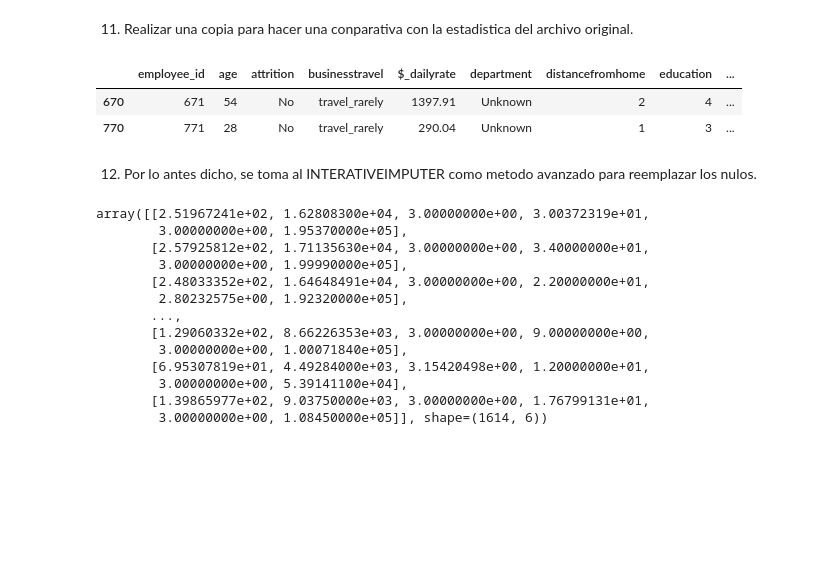
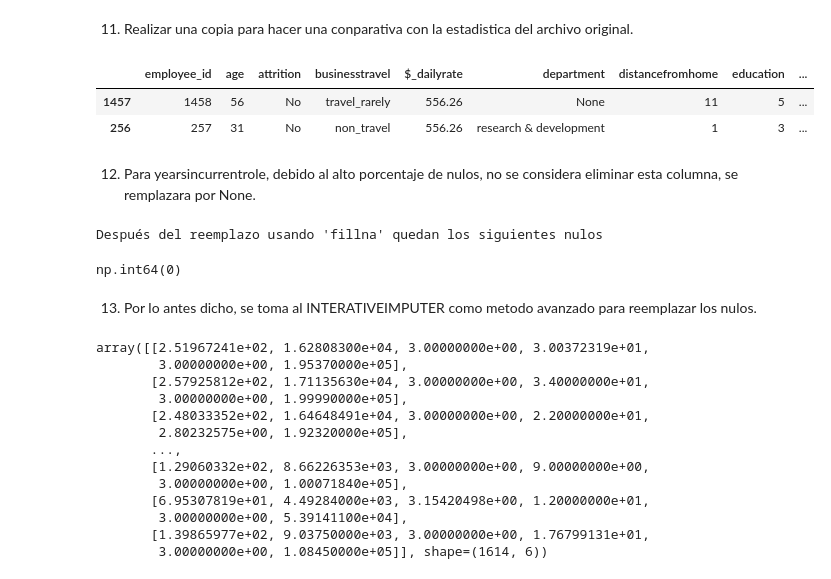
Before and after one commit to anamolinero/borrador_equipo5, a Jupyter notebook: fase_2_limpieza/Sin_ nulos_df.ipynb, the cells around one changed output. Cells and saved outputs as stored; diff of their text form; code cells hidden in the pictures; blank space fills up the shorter version.

```diff
--- a/fase_2_limpieza/Sin_ nulos_df.ipynb
+++ b/fase_2_limpieza/Sin_ nulos_df.ipynb
@@ -158,9 +158,9 @@ dtype: int64
 # %%
-# iteramos por la lista de columnas a las que le vamos a cambiar los nulos por "Uknown"
+# iteramos por la lista de columnas a las que le vamos a cambiar los nulos por "None"
 for columna in columnas_desconocido:
 
-    # reemplazamos los nulos por el valor Unknown para cada una de las columnas de la lista
-    df[columna] = df[columna].fillna("Unknown")
+    # reemplazamos los nulos por el valor "None" para cada una de las columnas de la lista
+    df[columna] = df[columna].fillna("None")
 
 # comprobamos si quedan nulos en las columnas categóricas.
 print("Después del reemplazo usando 'fillna' quedan los siguientes nulos")
@@ -309,14 +309,26 @@ fig.delaxes(axes[-1]);
 # %% [markdown]
 11. Realizar una copia para hacer una conparativa con la estadistica del archivo original.
 # %%
-df_copia = df.copy()
-df_copia.sample(2)
+df_final = df.copy()
+df_final.sample(2)
 # %% [output]
 |  | employee_id | age | attrition | businesstravel | $_dailyrate | department | distancefromhome | education | ... |
-| 670 | 671 | 54 | No | travel_rarely | 1397.91 | Unknown | 2 | 4 | ... |
-| 770 | 771 | 28 | No | travel_rarely | 290.04 | Unknown | 1 | 3 | ... |
+| 1457 | 1458 | 56 | No | travel_rarely | 556.26 | None | 11 | 5 | ... |
+| 256 | 257 | 31 | No | non_travel | 556.26 | research & development | 1 | 3 | ... |
+# %% [markdown]
+12. Para yearsincurrentrole, debido al alto porcentaje de nulos, no se considera eliminar esta columna, se remplazara por None.
+# %%
+# reemplazamos los nulos por el valor "None" para cada una de las filas de la columna
+df_final["yearsincurrentrole"] = df_final["yearsincurrentrole"].fillna("None")
+
+# comprobamos si quedan nulos en la columna.
+print("Después del reemplazo usando 'fillna' quedan los siguientes nulos")
+df_final["yearsincurrentrole"].isnull().sum()
+# %% [output]
+Después del reemplazo usando 'fillna' quedan los siguientes nulos
+np.int64(0)
 # %% [markdown]
-12. Por lo antes dicho, se toma al INTERATIVEIMPUTER como metodo avanzado para reemplazar los nulos.
+13. Por lo antes dicho, se toma al INTERATIVEIMPUTER como metodo avanzado para reemplazar los nulos.
 # %%
 imputer_iterative = IterativeImputer(max_iter = 20, random_state = 42) #max_iter=20 especifica el número máximo de iteraciones/ random_state=42 asegura la reproducibilidad de los resultados.
 
```
Also changed, not shown: parts of 11 cells of this notebook.
